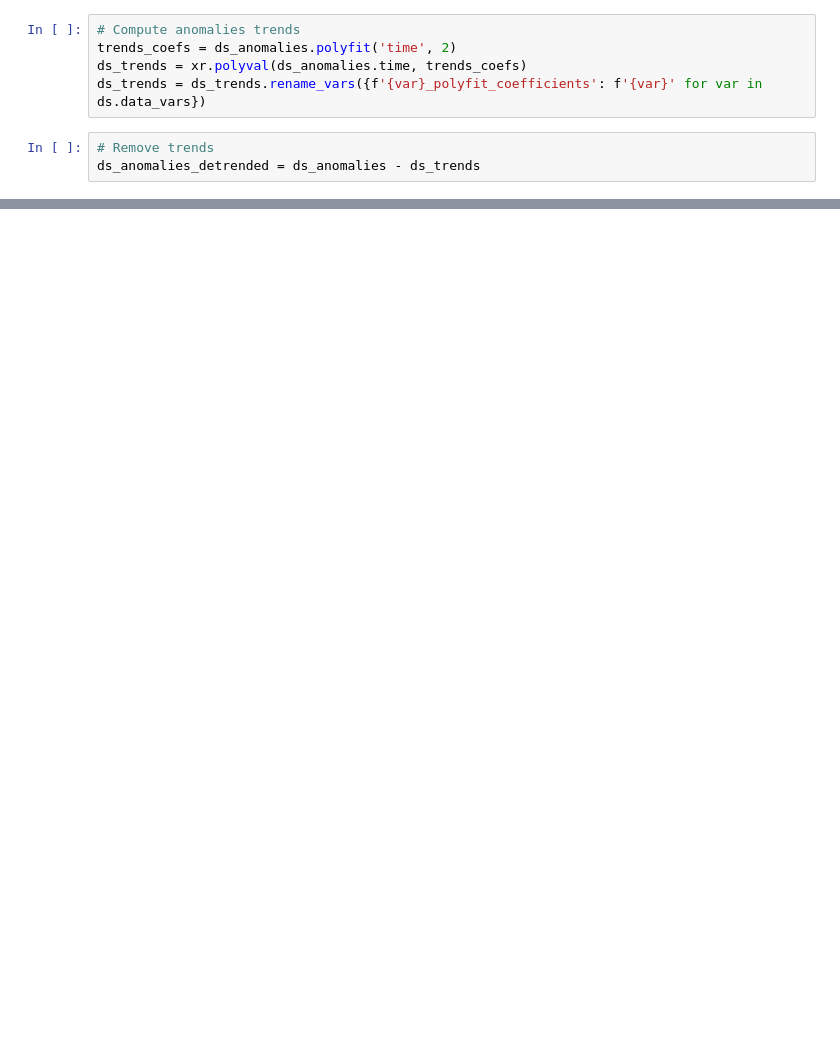
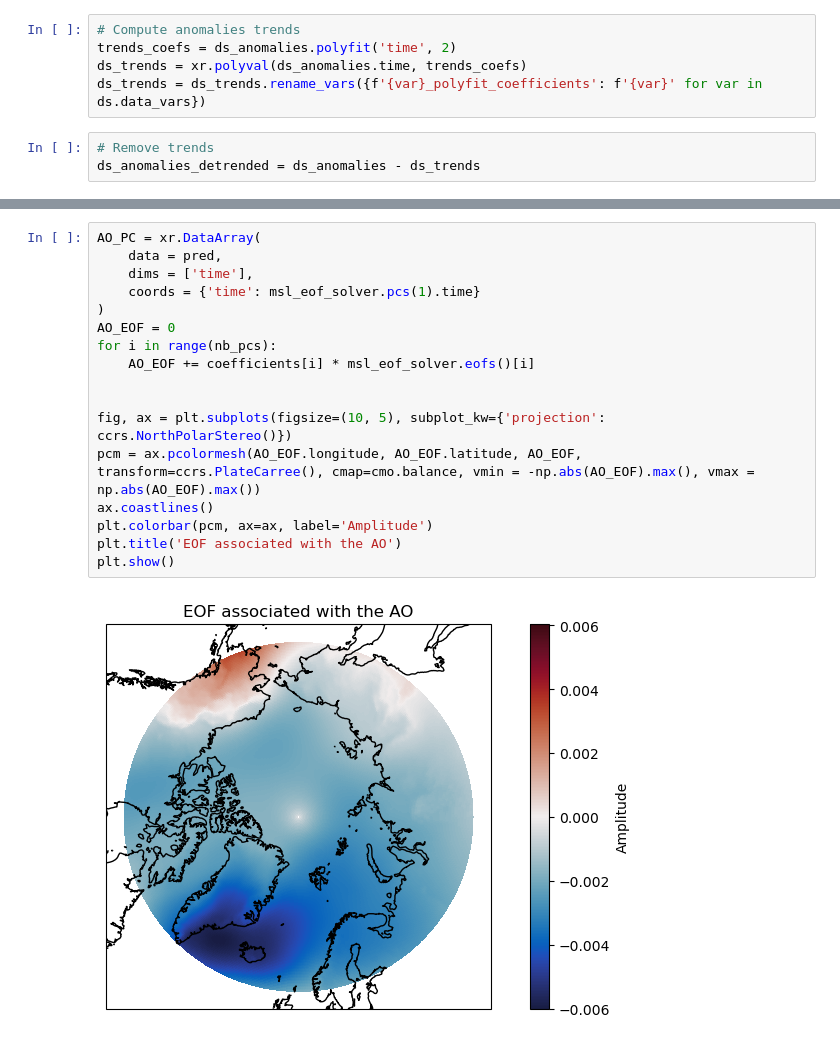
Before and after one commit to juliencollard2001/PHO_Arctic, a Jupyter notebook: variability.ipynb, the cells around one changed output, grey strips where cells are left out. Drawn from its saved outputs; the diff is of its cells as text; blank space fills up the shorter version.

```diff
--- a/variability.ipynb
+++ b/variability.ipynb
@@ -306,0 +122,19 @@ df_melted
+# %%
+AO_PC = xr.DataArray(
+    data = pred,
+    dims = ['time'],
+    coords = {'time': msl_eof_solver.pcs(1).time}
+)
+AO_EOF = 0
+for i in range(nb_pcs):
+    AO_EOF += coefficients[i] * msl_eof_solver.eofs()[i]
+
+
+fig, ax = plt.subplots(figsize=(10, 5), subplot_kw={'projection': ccrs.NorthPolarStereo()})
+pcm = ax.pcolormesh(AO_EOF.longitude, AO_EOF.latitude, AO_EOF, transform=ccrs.PlateCarree(), cmap=cmo.balance, vmin = -np.abs(AO_EOF).max(), vmax = np.abs(AO_EOF).max())
+ax.coastlines()
+plt.colorbar(pcm, ax=ax, label='Amplitude')
+plt.title('EOF associated with the AO')
+plt.show()
+# %% [output]
+[figure, added]
```
Also changed, not shown: parts of 34 cells of this notebook, 1 other file.
